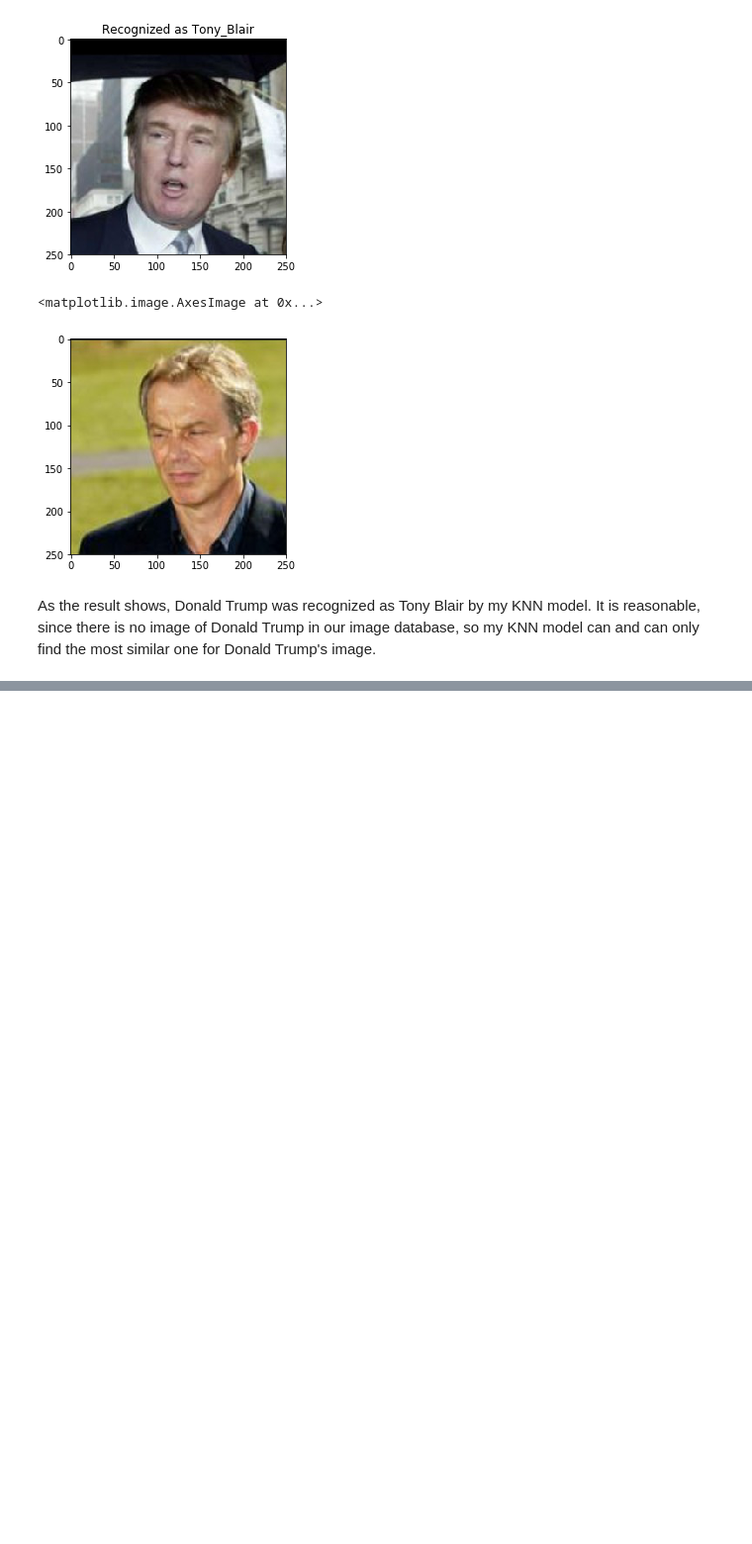
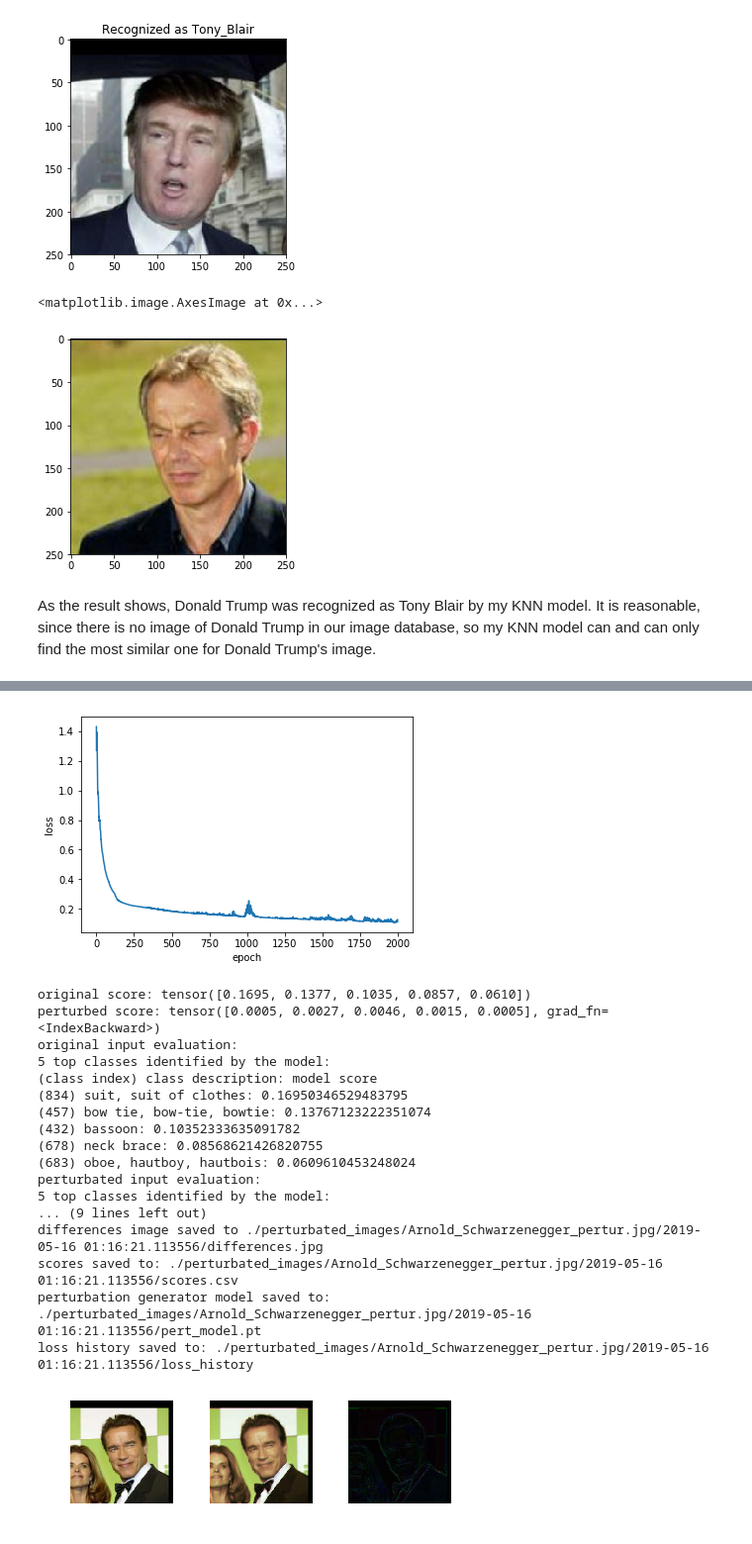
Before and after one commit to Cedric-Liu/Final-Project-DATA2040, a Jupyter notebook: CNN-proj1/Project-FaceNet.ipynb, the cells around one changed output, grey strips where cells are left out. Shown at 99% size. Saved outputs shown, nothing was run; the diff lists cells and outputs as text; code cells hidden in the pictures; blank space fills up the shorter version.

```diff
--- a/CNN-proj1/Project-FaceNet.ipynb
+++ b/CNN-proj1/Project-FaceNet.ipynb
@@ -509,0 +557,36 @@ As the result shows, Donald Trump was recognized as Tony Blair by my KNN model.
+# %%
+image_path = PATH + 'Arnold_Schwarzenegger_0005.jpg'
+save_to_dir = './perturbated_images/Arnold_Schwarzenegger_pertur.jpg'
+pertubate.main(
+    image_path=image_path,
+    kernel_size=3,
+    nblocks=3,
+    nlayers=3,
+    epochs=2000,
+    lr=0.001,
+    l1_coeff=1.0,
+    class_index="max",
+    init_pert_model=True,
+    save_to_dir=save_to_dir,
+    datetime_subdir=True,
+)
+# %% [output]
+[figure, added]
+original score: tensor([0.1695, 0.1377, 0.1035, 0.0857, 0.0610])
+perturbed score: tensor([0.0005, 0.0027, 0.0046, 0.0015, 0.0005], grad_fn=<IndexBackward>)
+original input evaluation:
+5 top classes identified by the model:
+(class index) class description: model score
+(834) suit, suit of clothes: 0.16950346529483795
+(457) bow tie, bow-tie, bowtie: 0.13767123222351074
+(432) bassoon: 0.10352333635091782
+(678) neck brace: 0.08568621426820755
+(683) oboe, hautboy, hautbois: 0.0609610453248024
+perturbated input evaluation:
+5 top classes identified by the model:
+... (9 lines left out)
+differences image saved to ./perturbated_images/Arnold_Schwarzenegger_pertur.jpg/2019-05-16 01:16:21.113556/differences.jpg
+scores saved to: ./perturbated_images/Arnold_Schwarzenegger_pertur.jpg/2019-05-16 01:16:21.113556/scores.csv
+perturbation generator model saved to: ./perturbated_images/Arnold_Schwarzenegger_pertur.jpg/2019-05-16 01:16:21.113556/pert_model.pt
+loss history saved to: ./perturbated_images/Arnold_Schwarzenegger_pertur.jpg/2019-05-16 01:16:21.113556/loss_history
+[figure, added]
```
Also changed, not shown: parts of 16 cells of this notebook, 2 other files.
